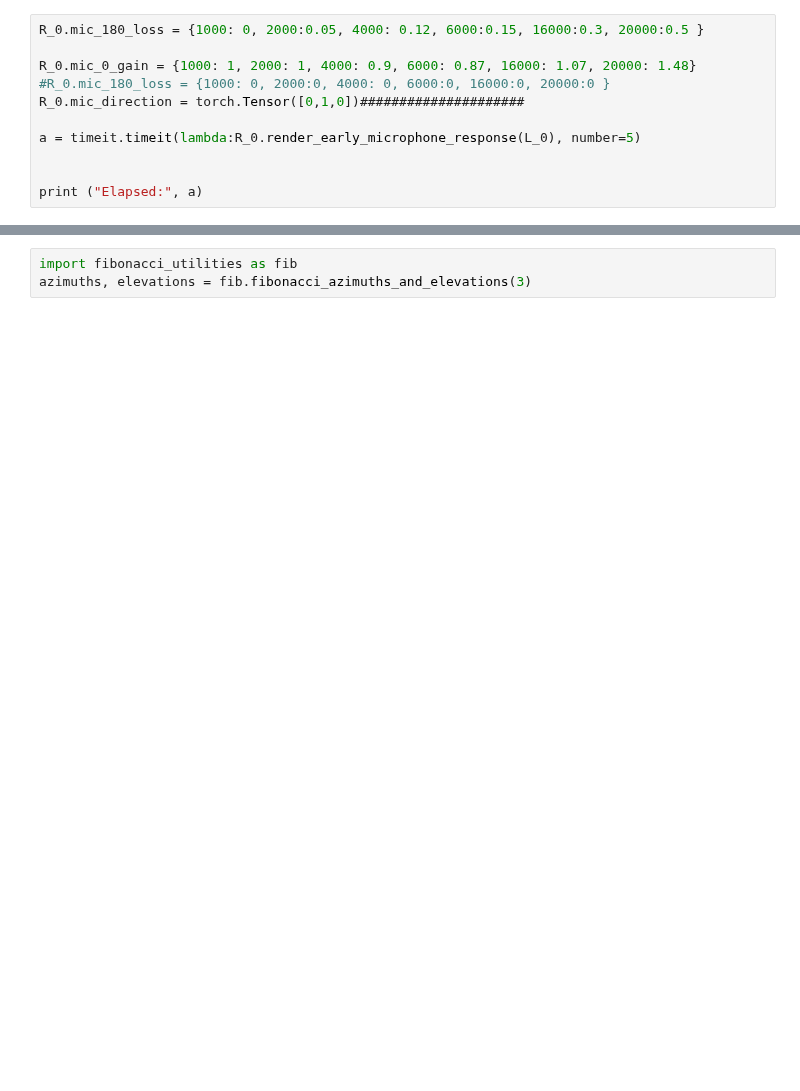
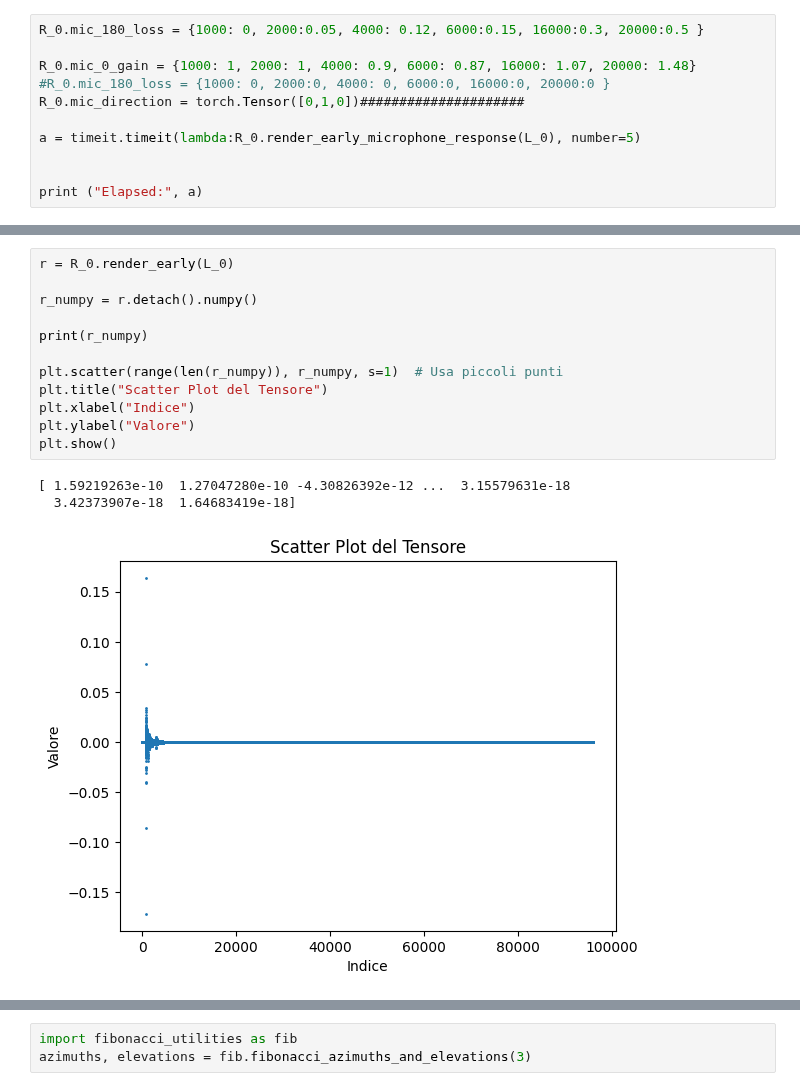
Before and after one commit to JohnnyBravo10/hearinganythinganywhere, a Jupyter notebook: prova_rendering_timings.ipynb, the cells around one changed output, grey strips where cells are left out. Cells and saved outputs as stored; diff of their text form; blank space fills up the shorter version.

```diff
--- a/prova_rendering_timings.ipynb
+++ b/prova_rendering_timings.ipynb
@@ -62,3 +133,19 @@ print ("Elapsed:", a)
+# %%
+r = R_0.render_early(L_0)
+
+r_numpy = r.detach().numpy()
+
+print(r_numpy)
+
+plt.scatter(range(len(r_numpy)), r_numpy, s=1)  # Usa piccoli punti
+plt.title("Scatter Plot del Tensore")
+plt.xlabel("Indice")
+plt.ylabel("Valore")
+plt.show()
+# %% [output]
+[ 1.59219263e-10  1.27047280e-10 -4.30826392e-12 ...  3.15579631e-18
+  3.42373907e-18  1.64683419e-18]
+[figure, added]
 # %%
 a = timeit.timeit(lambda:R_0.render_early(L_0), number=5)
 
```
Also changed, not shown: parts of 9 cells of this notebook, 5 other files.
